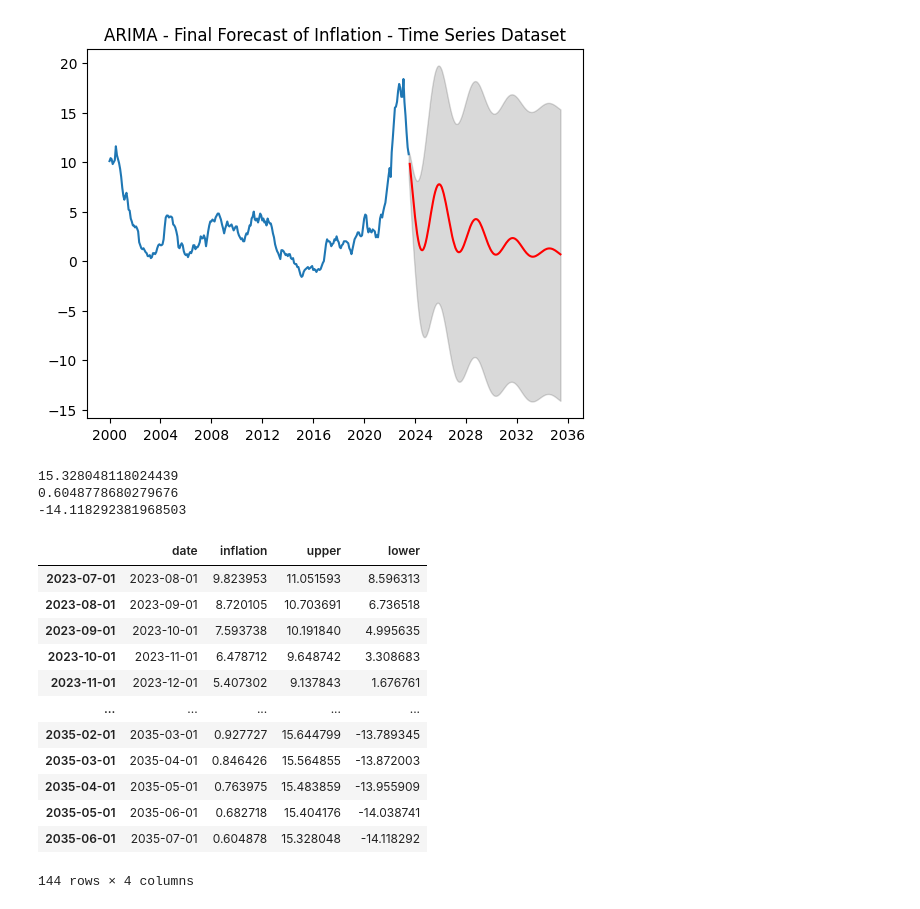
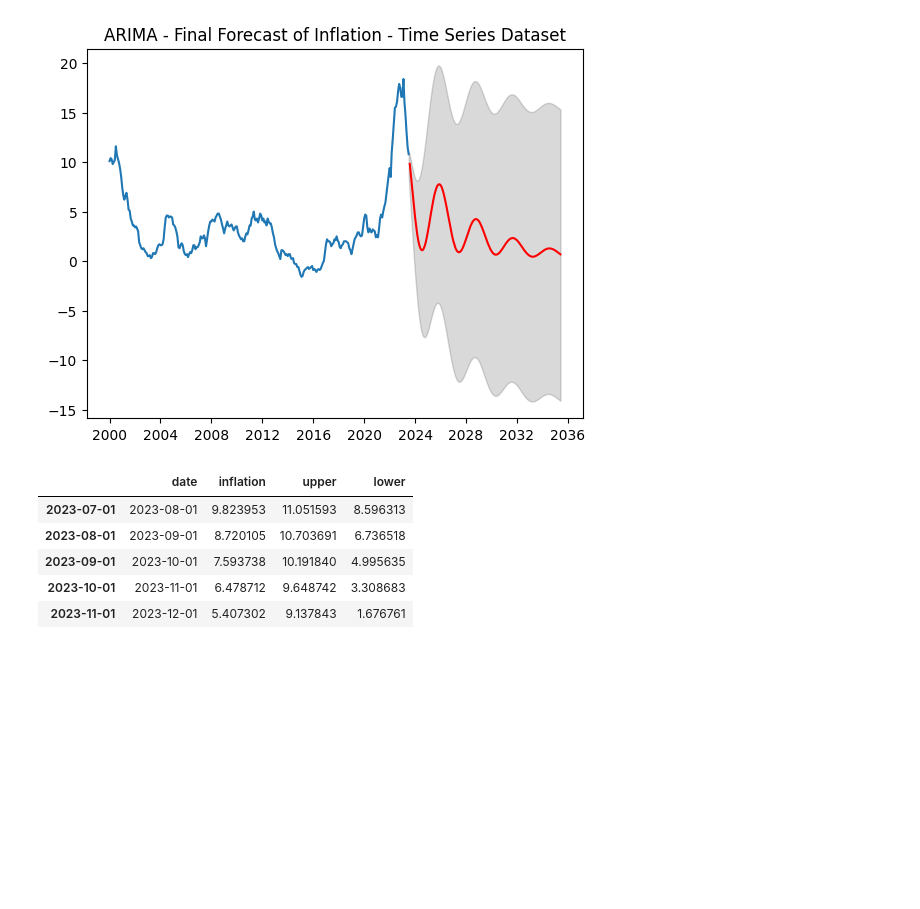
Before and after one commit to prosowiec/bonds, a Jupyter notebook: economic_data/notebooks/inflation.ipynb, the cells around one changed output. Saved outputs shown, nothing was run; the diff lists cells and outputs as text; code cells hidden in the pictures; blank space fills up the shorter version.

```diff
--- a/economic_data/notebooks/inflation.ipynb
+++ b/economic_data/notebooks/inflation.ipynb
@@ -138,31 +136,16 @@ plt.title("ARIMA - Final Forecast of Inflation - Time Series Dataset")
 plt.show()
 # %% [output]
 [figure]
-# %%
-print(upper_series[-1])
-print(fitted[-1])
-print(lower_series[-1])
-# %% [output]
-15.328048118024439
-0.6048778680279676
--14.118292381968503
 # %%
 inflation_df = pd.DataFrame({'date':fitted.index, 'inflation':fitted.values, "upper" : upper_series, "lower" : lower_series})
-inflation_df
+inflation_df.head()
 # %% [output]
 |  | date | inflation | upper | lower |
 | 2023-07-01 | 2023-08-01 | 9.823953 | 11.051593 | 8.596313 |
 | 2023-08-01 | 2023-09-01 | 8.720105 | 10.703691 | 6.736518 |
 | 2023-09-01 | 2023-10-01 | 7.593738 | 10.191840 | 4.995635 |
 | 2023-10-01 | 2023-11-01 | 6.478712 | 9.648742 | 3.308683 |
 | 2023-11-01 | 2023-12-01 | 5.407302 | 9.137843 | 1.676761 |
-| ... | ... | ... | ... | ... |
-| 2035-02-01 | 2035-03-01 | 0.927727 | 15.644799 | -13.789345 |
-| 2035-03-01 | 2035-04-01 | 0.846426 | 15.564855 | -13.872003 |
-| 2035-04-01 | 2035-05-01 | 0.763975 | 15.483859 | -13.955909 |
-| 2035-05-01 | 2035-06-01 | 0.682718 | 15.404176 | -14.038741 |
-| 2035-06-01 | 2035-07-01 | 0.604878 | 15.328048 | -14.118292 |
-144 rows × 4 columns
 # %%
 inflation_df = pd.DataFrame({'date':fitted.index, 'inflation':np.round(fitted.values, 2),
                              "upper" : np.round(upper_series, 2), "lower" : np.round(lower_series, 2)})
```
Also changed, not shown: parts of 2 cells of this notebook, 2 other files.
